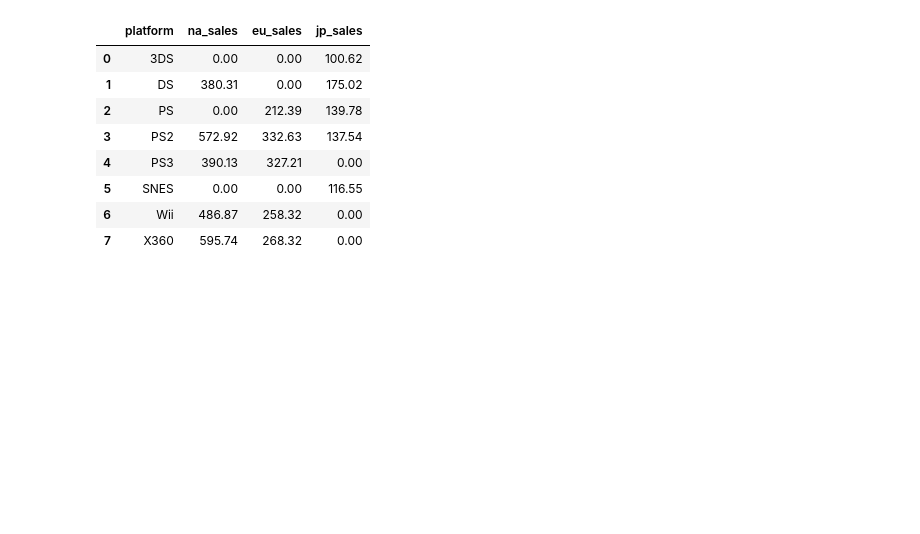
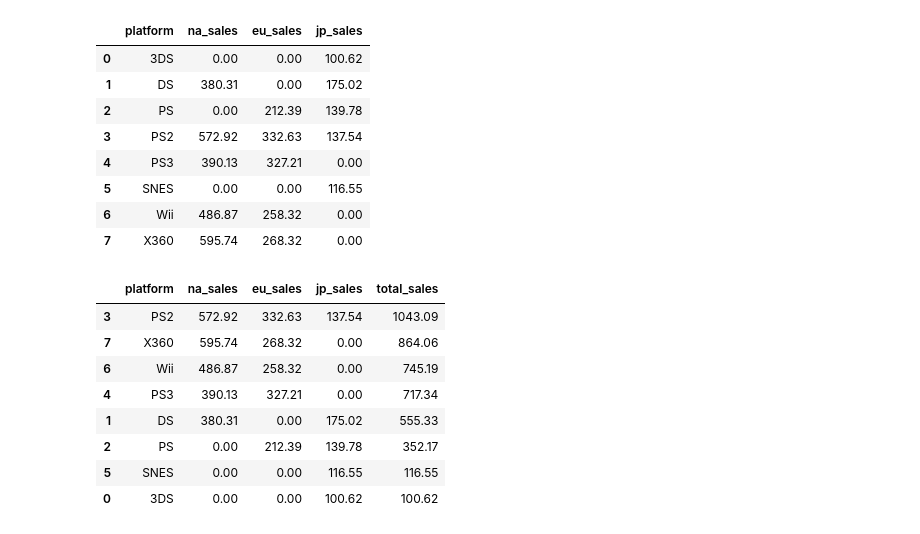
Before and after one commit to Dussand/games, a Jupyter notebook: games.ipynb, the cells around one changed output. Cells and saved outputs as stored; diff of their text form; code cells hidden in the pictures; blank space fills up the shorter version.

```diff
--- a/games.ipynb
+++ b/games.ipynb
@@ -571,7 +572,17 @@ region_sales
 | 5 | SNES | 0.00 | 0.00 | 116.55 |
 | 6 | Wii | 486.87 | 258.32 | 0.00 |
 | 7 | X360 | 595.74 | 268.32 | 0.00 |
-# %%
-for col in region_sales.columns[1:]:
-    total = region_sales[col].sum()
-    region_sales[col + '_percent'] = (region_sales[col] / total) * 100
+# %%
+#creamos una columna con el total de las regiones
+region_sales['total_sales'] = (region_sales['na_sales'] + region_sales['eu_sales'] + region_sales['jp_sales'])
+region_sales.sort_values(by = 'total_sales',ascending=False)
+# %% [output]
+|  | platform | na_sales | eu_sales | jp_sales | total_sales |
+| 3 | PS2 | 572.92 | 332.63 | 137.54 | 1043.09 |
+| 7 | X360 | 595.74 | 268.32 | 0.00 | 864.06 |
+| 6 | Wii | 486.87 | 258.32 | 0.00 | 745.19 |
+| 4 | PS3 | 390.13 | 327.21 | 0.00 | 717.34 |
+| 1 | DS | 380.31 | 0.00 | 175.02 | 555.33 |
+| 2 | PS | 0.00 | 212.39 | 139.78 | 352.17 |
+| 5 | SNES | 0.00 | 0.00 | 116.55 | 116.55 |
+| 0 | 3DS | 0.00 | 0.00 | 100.62 | 100.62 |
```
Also changed, not shown: parts of 18 cells of this notebook.
